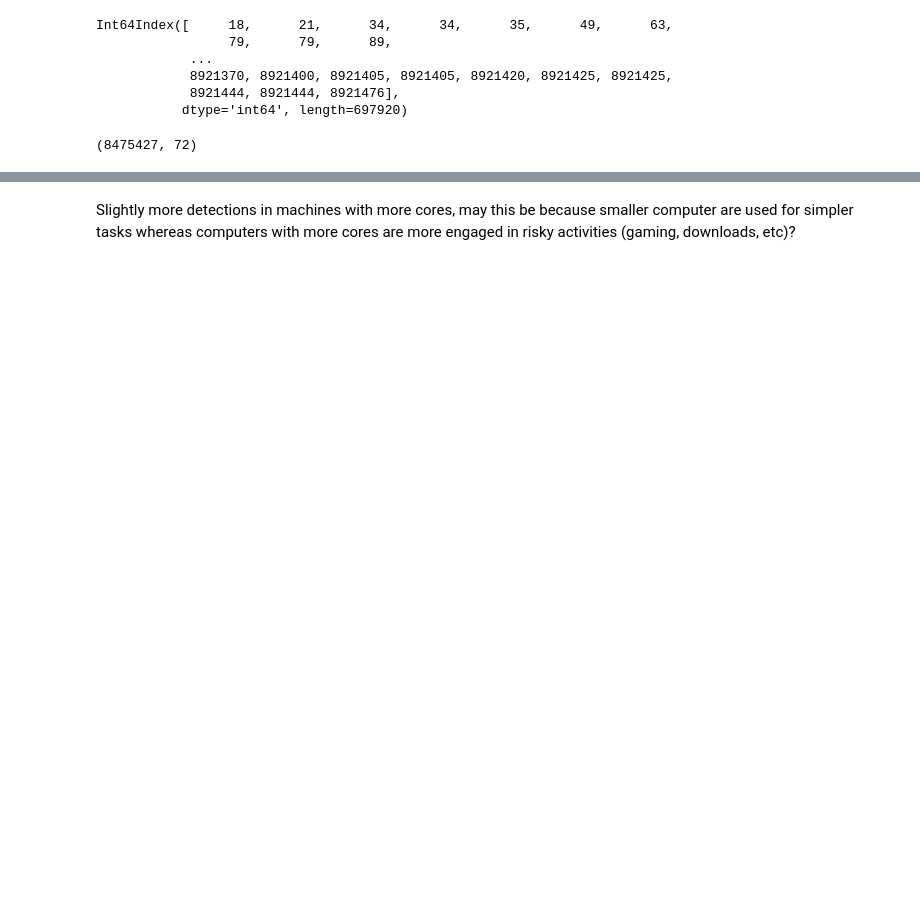
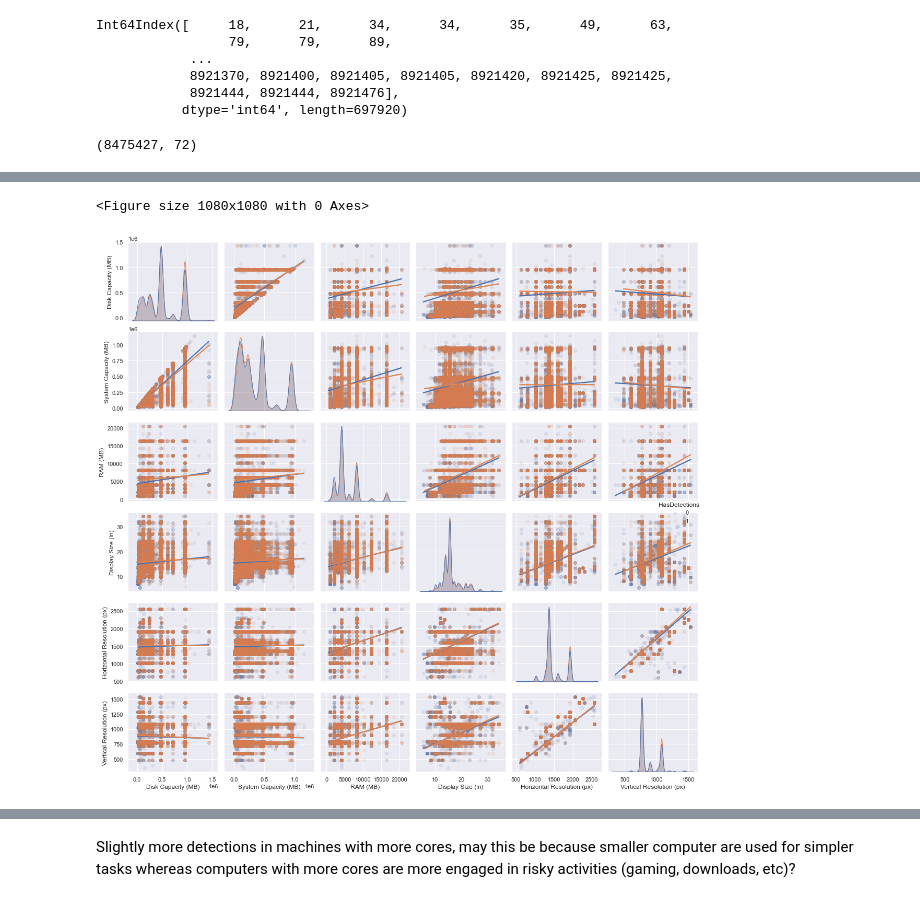
Before and after one commit to marco-riva/Capstone_2, a Jupyter notebook: notebooks/EDA.ipynb, the cells around one changed output, grey strips where cells are left out. Saved outputs shown, nothing was run; the diff lists cells and outputs as text; code cells hidden in the pictures; blank space fills up the shorter version.

```diff
--- a/notebooks/EDA.ipynb
+++ b/notebooks/EDA.ipynb
@@ -573,0 +553,33 @@ plt.tight_layout()
+# %%
+num_col_name_dict = {'Census_PrimaryDiskTotalCapacity':'Disk Capacity (MB)',
+                     'Census_SystemVolumeTotalCapacity':'System Capacity (MB)',
+                     'Census_TotalPhysicalRAM': 'RAM (MB)',
+                     'Census_InternalPrimaryDiagonalDisplaySizeInInches':'Display Size (in)',
+                     'Census_InternalPrimaryDisplayResolutionHorizontal':'Horizontal Resolution (px)',
+                     'Census_InternalPrimaryDisplayResolutionVertical':'Vertical Resolution (px)',
+                     }
+bin_col_name_dict = {'IsSxsPassiveMode':'Passive Mode',
+                     'HasTpm':'Tpm',
+                     'AutoSampleOptIn':'Auto Sample',
+                     'SMode':'SMode',
+                     'Firewall':'Firewall',
+                     'Census_HasOpticalDiskDrive':'Optical Disk Drive',
+                     'Census_IsPortableOperatingSystem':'Portable OS',
+                     'Census_IsFlightsDisabled':'Flights Disabled',
+                     'Census_IsSecureBootEnabled':'Secure Boot',
+                     'Census_IsVirtualDevice':'Virtual Device',
+                     'Census_IsTouchEnabled':'Touch Enabled',
+                     'Census_IsPenCapable':'Pen Capable',
+                     'Census_IsAlwaysOnAlwaysConnectedCapable':'Always Connected Capable',
+                     'Wdft_IsGamer':'Gamer',
+                     'HasDetections':'HasDetections',
+                     'IsProtected_encoded':'Protected'}
+# %%
+df_sample = clean_df[num_col+['HasDetections']].rename(columns=num_col_name_dict).sample(frac=0.01)
+plt.figure(figsize=(15,15))
+sns.pairplot(df_sample, hue='HasDetections', kind='reg', plot_kws={ 'scatter_kws': {'alpha': 0.1}})
+plt.subplots_adjust(hspace=.2, wspace=.2)
+plt.tight_layout();
+# %% [output]
+<Figure size 1080x1080 with 0 Axes>
+[figure, added]
```
Also changed, not shown: parts of 101 cells of this notebook.
